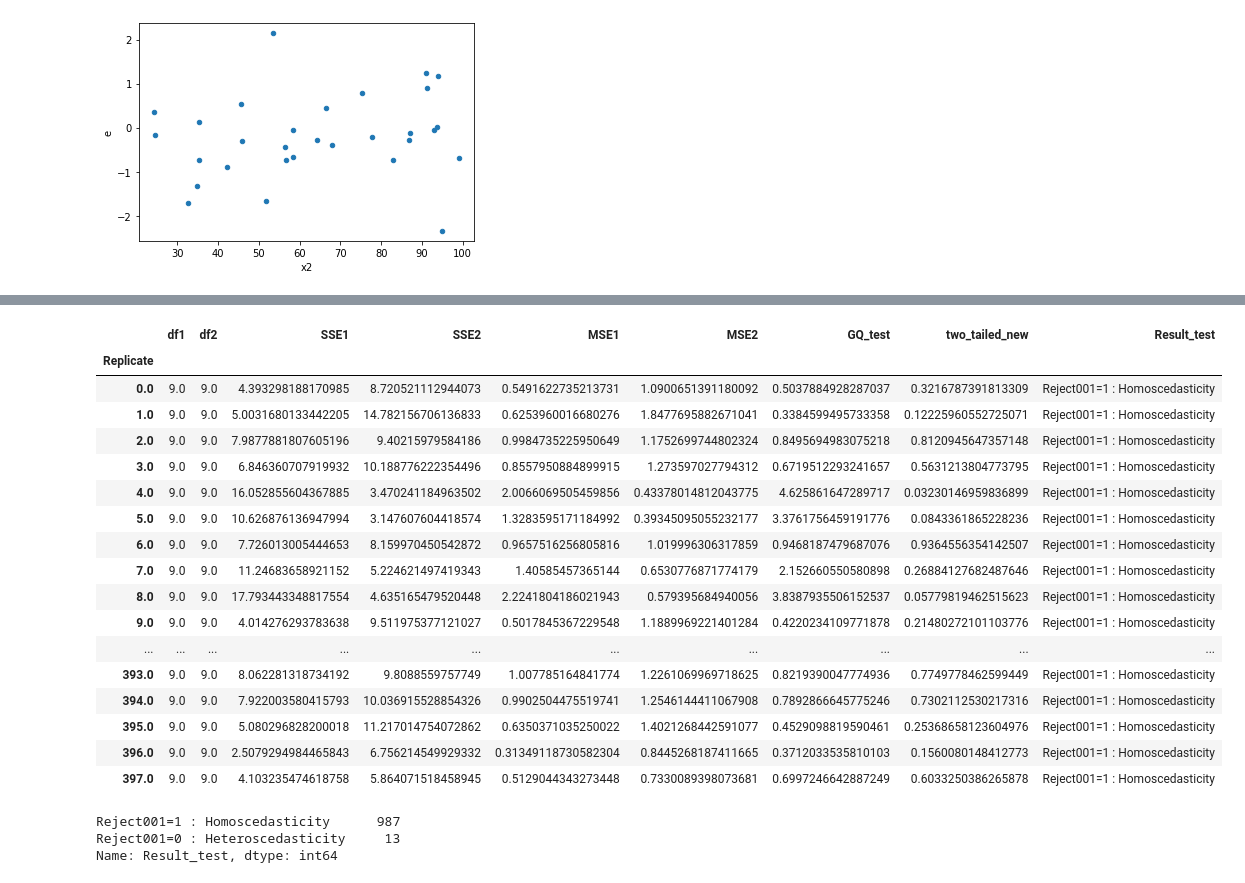
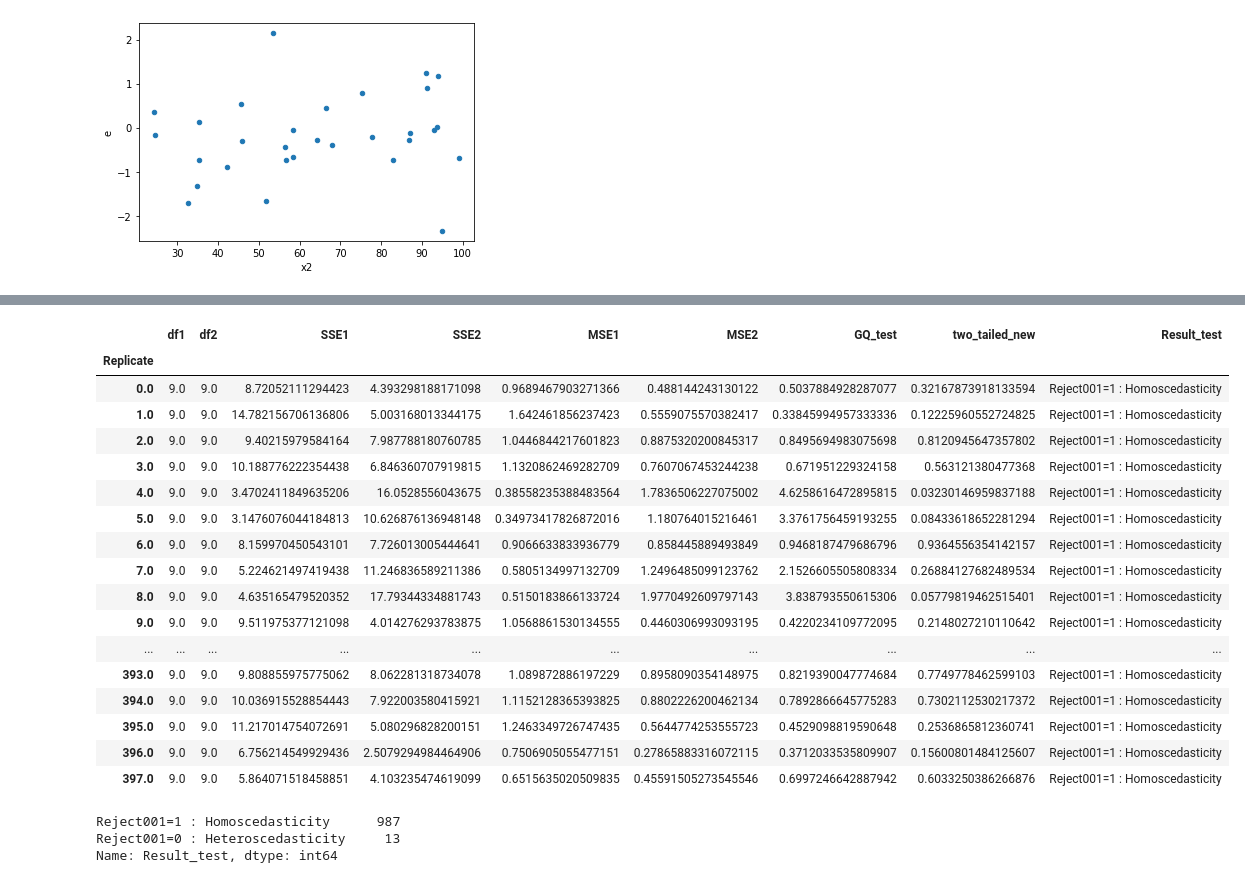
Before and after one commit to iam-fern/Generate_addition, a Jupyter notebook: GQtest_data_add_delta_(0)_n30_01.ipynb, the cells around one changed output, grey strips where cells are left out. Saved outputs shown, nothing was run; the diff lists cells and outputs as text; code cells hidden in the pictures.

```diff
--- a/GQtest_data_add_delta_(0)_n30_01.ipynb
+++ b/GQtest_data_add_delta_(0)_n30_01.ipynb
@@ -175,7 +176,6 @@ def get_result(run_replicate, percent_data):
     new_table_sort = new_table.sort_values('x2')
     new_table_sort.reset_index(inplace=True)
     new_table_sort.drop(['index'], axis=1, inplace=True)
-
 
     # แบ่งข้อมูลกลุ่มที่ 1
     table1 = new_table_sort.iloc[:int(percent_data*new_table_sort.shape[0]) , :]
@@ -189,8 +189,7 @@ def get_result(run_replicate, percent_data):
     # หาค่า df กลุ่ม 1
     DF1 = model1.df_resid + 1
     SSE1 = model1.ssr
-    MSE1 = model1.mse_resid
-
+    MSE1 = SSE1/DF1
 
     # แบ่งข้อมูลกลุ่มที่ 2
     table2 = new_table_sort.iloc[int((1-percent_data)*new_table_sort.shape[0]): , :]
@@ -204,23 +203,21 @@ def get_result(run_replicate, percent_data):
     # หาค่า df กลุ่ม 2
     DF2 = model2.df_resid + 1
     SSE2 = model2.ssr
-    MSE2 = model2.mse_resid
+    MSE2 = SSE2/DF2
 
     # ค่าสถิติทดสอบ
     GQ_test = (SSE2/DF2) / (SSE1/DF1)
-
 
     df2 = DF2
     df1 = DF1
 
     # คำนวณค่า p-value
-    # sf(x, dfn, dfd, loc=0, scale=1) : Survival function (also defined as 1 - cdf, but sf is sometimes more accurate)
+    # pdf(x, dfn, dfd, loc=0, scale=1) : Probability density function
     two_tailed = 2.0*(1.0-(ss.f.cdf(GQ_test, df2, df1)))
+    p_greater = ss.f.cdf(GQ_test, df2, df1)
+    p_less = 1.0-ss.f.cdf(GQ_test, df2, df1)
 
-    # pdf(x, dfn, dfd, loc=0, scale=1) : Probability density function
-    p_greater = ss.f.cdf(GQ_test, df2, df1)
-
-    return df2, df1, SSE2, SSE1, MSE2, MSE1, GQ_test, two_tailed, p_greater
+    return df1, df2, SSE1, SSE2, MSE1, MSE2, GQ_test, two_tailed, p_greater, p_less
 
 # สร้าง list ของ replicates
 list_replicate=list({i[0] for i in table.index})
@@ -236,13 +233,14 @@ list_MSE2=[]
 list_GQ_test=[]
 list_two_tailed=[]
 list_p_greater=[]
+list_p_less=[]
 
 # กำหนด % การแบ่งข้อมูล
 percent_data=0.4
 
 # ใช้ for loop สำหรับการ run ทุก replicates
 for run_replicate in list_replicate:
-    df1, df2, SSE1, SSE2, MSE1, MSE2, GQ_test, two_tailed, p_greater=get_result(run_replicate, percent_data)
+    df1, df2, SSE1, SSE2, MSE1, MSE2, GQ_test, two_tailed, p_greater, p_less=get_result(run_replicate, percent_data)
     list_df1.append(df1)
     list_SSE1.append(SSE1)
     list_df2.append(df2)
@@ -252,6 +250,7 @@ for run_replicate in list_replicate:
     list_GQ_test.append(GQ_test)
     list_two_tailed.append(two_tailed)
     list_p_greater.append(p_greater)
+    list_p_less.append(p_less)
 # %%
 # สร้างตารางผลลัพธ์
 alpha = 0.01
@@ -290,39 +289,41 @@ result.astype(str)
 # %%
 # สร้างตารางผลลัพธ์
 alpha = 0.01
 pd.set_option('display.max_rows', 1000)
 pd.set_option('display.max_columns', 1000)
 pd.set_option('display.width', 1000)
 result=pd.DataFrame({"Replicate":list_replicate, "df1":list_df1, "df2":list_df2, "SSE1":list_SSE1,
                      "SSE2":list_SSE2, "MSE1":list_MSE1, "MSE2":list_MSE2,
-                     "GQ_test":list_GQ_test, "two_tailed":list_two_tailed, "greater":list_p_greater})
+                     "GQ_test":list_GQ_test, "two_tailed":list_two_tailed, "greater":list_p_greater, "less":list_p_less})
 result.set_index(['Replicate'], inplace=True)
 
-result['two_tailed_new']=result[["two_tailed","greater"]].apply(lambda value: value[0] if value[0]<0.5 else 2*value[1], axis=1)
+result['two_tailed_new']=result[["two_tailed","greater","less"]].apply(lambda value: value[0] if value[0]<0.5 else (2*value[1] if value[1]<0.5 else 2*value[2]) , axis=1)
 result["Result_test"]=result["two_tailed_new"].apply(lambda p_value: 'Reject001=0 : Heteroscedasticity'
                                                                   if p_value < alpha else 'Reject001=1 : Homoscedasticity')
 #two_tailed_new_show=two_tailed_new.drop(columns="greater")
-result_show=result.drop(columns=["two_tailed", "greater"])
+result_show=result.drop(columns=["two_tailed", "greater", "less"])
 result_show.astype(str)
+
+#result.astype(str)
 # %% [output]
 |  | df1 | df2 | SSE1 | SSE2 | MSE1 | MSE2 | GQ_test | two_tailed_new | Result_test |
 | Replicate |  |  |  |  |  |  |  |  |  |
-| 0.0 | 9.0 | 9.0 | 4.393298188170985 | 8.720521112944073 | 0.5491622735213731 | 1.0900651391180092 | 0.5037884928287037 | 0.3216787391813309 | Reject001=1 : Homoscedasticity |
-| 1.0 | 9.0 | 9.0 | 5.0031680133442205 | 14.782156706136833 | 0.6253960016680276 | 1.8477695882671041 | 0.3384599495733358 | 0.12225960552725071 | Reject001=1 : Homoscedasticity |
-| 2.0 | 9.0 | 9.0 | 7.9877881807605196 | 9.40215979584186 | 0.9984735225950649 | 1.1752699744802324 | 0.8495694983075218 | 0.8120945647357148 | Reject001=1 : Homoscedasticity |
-| 3.0 | 9.0 | 9.0 | 6.846360707919932 | 10.188776222354496 | 0.8557950884899915 | 1.273597027794312 | 0.6719512293241657 | 0.5631213804773795 | Reject001=1 : Homoscedasticity |
-| 4.0 | 9.0 | 9.0 | 16.052855604367885 | 3.470241184963502 | 2.0066069505459856 | 0.43378014812043775 | 4.625861647289717 | 0.03230146959836899 | Reject001=1 : Homoscedasticity |
-| 5.0 | 9.0 | 9.0 | 10.626876136947994 | 3.147607604418574 | 1.3283595171184992 | 0.39345095055232177 | 3.3761756459191776 | 0.0843361865228236 | Reject001=1 : Homoscedasticity |
-| 6.0 | 9.0 | 9.0 | 7.726013005444653 | 8.159970450542872 | 0.9657516256805816 | 1.019996306317859 | 0.9468187479687076 | 0.9364556354142507 | Reject001=1 : Homoscedasticity |
-| 7.0 | 9.0 | 9.0 | 11.24683658921152 | 5.224621497419343 | 1.40585457365144 | 0.6530776871774179 | 2.152660550580898 | 0.26884127682487646 | Reject001=1 : Homoscedasticity |
-| 8.0 | 9.0 | 9.0 | 17.793443348817554 | 4.635165479520448 | 2.2241804186021943 | 0.579395684940056 | 3.8387935506152537 | 0.05779819462515623 | Reject001=1 : Homoscedasticity |
-| 9.0 | 9.0 | 9.0 | 4.014276293783638 | 9.511975377121027 | 0.5017845367229548 | 1.1889969221401284 | 0.4220234109771878 | 0.21480272101103776 | Reject001=1 : Homoscedasticity |
+| 0.0 | 9.0 | 9.0 | 8.72052111294423 | 4.393298188171098 | 0.9689467903271366 | 0.488144243130122 | 0.5037884928287077 | 0.32167873918133594 | Reject001=1 : Homoscedasticity |
+| 1.0 | 9.0 | 9.0 | 14.782156706136806 | 5.003168013344175 | 1.642461856237423 | 0.5559075570382417 | 0.33845994957333336 | 0.12225960552724825 | Reject001=1 : Homoscedasticity |
+| 2.0 | 9.0 | 9.0 | 9.40215979584164 | 7.987788180760785 | 1.0446844217601823 | 0.8875320200845317 | 0.8495694983075698 | 0.8120945647357802 | Reject001=1 : Homoscedasticity |
+| 3.0 | 9.0 | 9.0 | 10.188776222354438 | 6.846360707919815 | 1.1320862469282709 | 0.7607067453244238 | 0.671951229324158 | 0.563121380477368 | Reject001=1 : Homoscedasticity |
+| 4.0 | 9.0 | 9.0 | 3.4702411849635206 | 16.0528556043675 | 0.38558235388483564 | 1.7836506227075002 | 4.6258616472895815 | 0.03230146959837188 | Reject001=1 : Homoscedasticity |
+| 5.0 | 9.0 | 9.0 | 3.1476076044184813 | 10.626876136948148 | 0.34973417826872016 | 1.180764015216461 | 3.3761756459193255 | 0.08433618652281294 | Reject001=1 : Homoscedasticity |
+| 6.0 | 9.0 | 9.0 | 8.159970450543101 | 7.726013005444641 | 0.9066633833936779 | 0.858445889493849 | 0.9468187479686796 | 0.9364556354142157 | Reject001=1 : Homoscedasticity |
+| 7.0 | 9.0 | 9.0 | 5.224621497419438 | 11.246836589211386 | 0.5805134997132709 | 1.2496485099123762 | 2.1526605505808334 | 0.26884127682489534 | Reject001=1 : Homoscedasticity |
+| 8.0 | 9.0 | 9.0 | 4.635165479520352 | 17.79344334881743 | 0.5150183866133724 | 1.9770492609797143 | 3.838793550615306 | 0.05779819462515401 | Reject001=1 : Homoscedasticity |
+| 9.0 | 9.0 | 9.0 | 9.511975377121098 | 4.014276293783875 | 1.0568861530134555 | 0.4460306993093195 | 0.4220234109772095 | 0.2148027210110642 | Reject001=1 : Homoscedasticity |
 | ... | ... | ... | ... | ... | ... | ... | ... | ... | ... |
-| 393.0 | 9.0 | 9.0 | 8.062281318734192 | 9.8088559757749 | 1.007785164841774 | 1.2261069969718625 | 0.8219390047774936 | 0.7749778462599449 | Reject001=1 : Homoscedasticity |
-| 394.0 | 9.0 | 9.0 | 7.922003580415793 | 10.036915528854326 | 0.9902504475519741 | 1.2546144411067908 | 0.7892866645775246 | 0.7302112530217316 | Reject001=1 : Homoscedasticity |
-| 395.0 | 9.0 | 9.0 | 5.080296828200018 | 11.217014754072862 | 0.6350371035250022 | 1.4021268442591077 | 0.4529098819590461 | 0.25368658123604976 | Reject001=1 : Homoscedasticity |
-| 396.0 | 9.0 | 9.0 | 2.5079294984465843 | 6.756214549929332 | 0.31349118730582304 | 0.8445268187411665 | 0.3712033535810103 | 0.1560080148412773 | Reject001=1 : Homoscedasticity |
-| 397.0 | 9.0 | 9.0 | 4.103235474618758 | 5.864071518458945 | 0.5129044343273448 | 0.7330089398073681 | 0.6997246642887249 | 0.6033250386265878 | Reject001=1 : Homoscedasticity |
+| 393.0 | 9.0 | 9.0 | 9.808855975775062 | 8.062281318734078 | 1.089872886197229 | 0.8958090354148975 | 0.8219390047774684 | 0.7749778462599103 | Reject001=1 : Homoscedasticity |
+| 394.0 | 9.0 | 9.0 | 10.036915528854443 | 7.922003580415921 | 1.1152128365393825 | 0.8802226200462134 | 0.7892866645775283 | 0.7302112530217372 | Reject001=1 : Homoscedasticity |
+| 395.0 | 9.0 | 9.0 | 11.217014754072691 | 5.080296828200151 | 1.2463349726747435 | 0.5644774253555723 | 0.4529098819590648 | 0.2536865812360741 | Reject001=1 : Homoscedasticity |
+| 396.0 | 9.0 | 9.0 | 6.756214549929436 | 2.5079294984464906 | 0.7506905055477151 | 0.27865883316072115 | 0.3712033535809907 | 0.15600801484125607 | Reject001=1 : Homoscedasticity |
+| 397.0 | 9.0 | 9.0 | 5.864071518458851 | 4.103235474619099 | 0.6515635020509835 | 0.45591505273545546 | 0.6997246642887942 | 0.6033250386266876 | Reject001=1 : Homoscedasticity |
 # %%
 result_show['Result_test'].value_counts()
 # %% [output]
```
Also changed, not shown: parts of 2 cells of this notebook.
